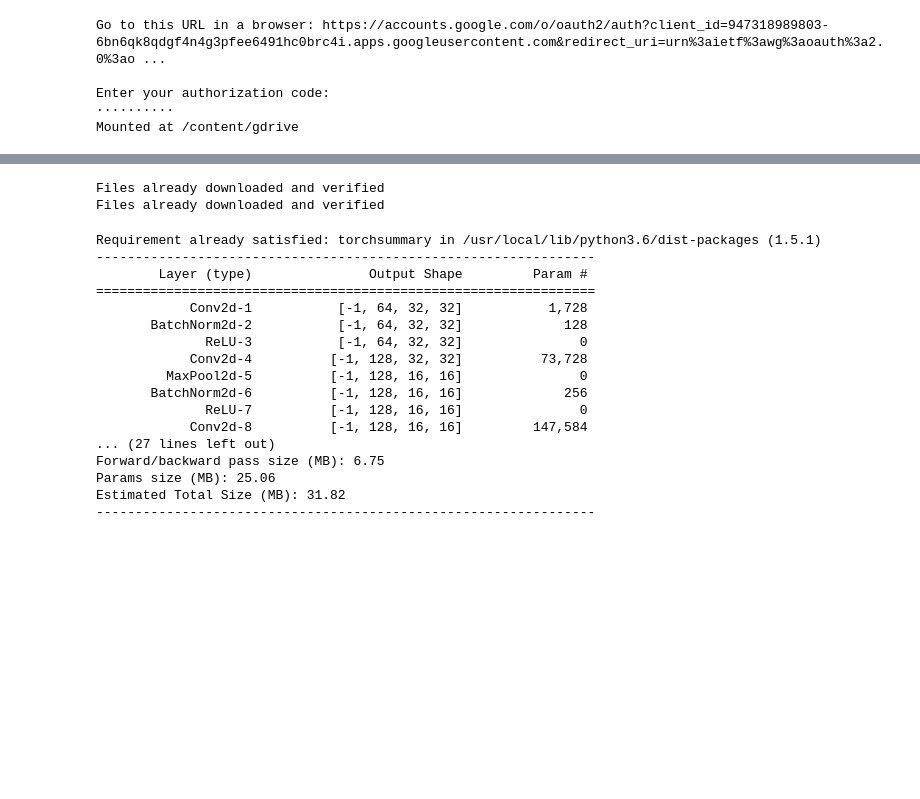
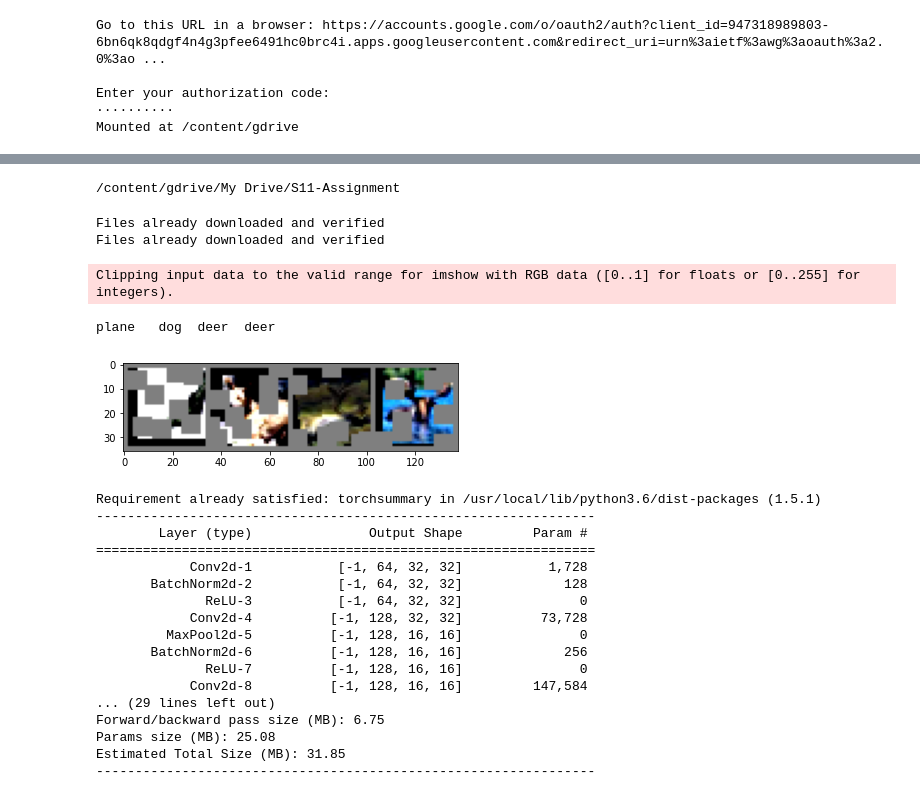
Before and after one commit to gmrammohan15/EVA4, a Jupyter notebook: S11.ipynb, the cells around one changed output, grey strips where cells are left out. Cells and saved outputs as stored; diff of their text form; code cells hidden in the pictures; blank space fills up the shorter version.

```diff
--- a/S11.ipynb
+++ b/S11.ipynb
@@ -48,8 +48,12 @@ Requirement already satisfied: pillow>=4.3.0 in /usr/local/lib/python3.6/dist-pa
     Uninstalling imgaug-0.2.9:
       Successfully uninstalled imgaug-0.2.9
 Successfully installed imgaug-0.2.6
+# %%
+cd /content/gdrive/My Drive/S11-Assignment/
+# %% [output]
+/content/gdrive/My Drive/S11-Assignment
 # %%
-from Transforms_Albumentations import transform
+from Data_Transforms import transform
 
 import importlib
 importlib.reload(transform)
@@ -57,11 +61,11 @@ importlib.reload(transform)
 #from transform  import Data
 data = transform.Data()
 
-trainset = data.getTrainDataSet(train=True)
-testset =  data.getTrainDataSet(train=False)
-trainloader = data.getDataLoader(trainset, 128)
+trainset = data.getTrainDataSetTorchTransforms(train=True)
+testset =  data.getTestDataSetTorchTransforms(train=False)
+trainloader = data.getDataLoader(trainset, 512)
 show_trainloader = data.getDataLoader(trainset, 4)
-testloader = data.getDataLoader(testset, 128)
+testloader = data.getDataLoader(testset, 512)
 show_testloader = data.getDataLoader(testset, 4)
 
 classes = ('plane', 'car', 'bird', 'cat',
@@ -202,13 +76,31 @@ class CustomResNet(nn.Module):
+# %%
+import torch
+import torchvision
+import torchvision.transforms as transforms
+import utils
+
+# get some random training images
+dataiter = iter(trainloader)
+images, labels = dataiter.next()
+# show images
+utils.imshow(torchvision.utils.make_grid(images[:4]))
+# print labels
+print(' '.join('%5s' % classes[labels[j]] for j in range(4)))
+# %% [output]
+Clipping input data to the valid range for imshow with RGB data ([0..1] for floats or [0..255] for integers).
+plane   dog  deer  deer
+[figure, added]
 # %%
 
 import torch
+from Models import customresnet
 !pip install torchsummary
 from torchsummary import summary
 
-model = CustomResNet()
+model = customresnet.CustomResNet()
 use_cuda = torch.cuda.is_available()
-device = torch.device("cuda" if use_cuda else "cpu")
-model = CustomResNet().to(device)
+model.device = torch.device("cuda" if use_cuda else "cpu")
+model = model.to(model.device)
 summary(model, input_size=(3, 32, 32))
 # %% [output]
 Requirement already satisfied: torchsummary in /usr/local/lib/python3.6/dist-packages (1.5.1)
@@ -223,8 +115,8 @@ Requirement already satisfied: torchsummary in /usr/local/lib/python3.6/dist-pac
        BatchNorm2d-6          [-1, 128, 16, 16]             256
               ReLU-7          [-1, 128, 16, 16]               0
             Conv2d-8          [-1, 128, 16, 16]         147,584
-... (27 lines left out)
+... (29 lines left out)
 Forward/backward pass size (MB): 6.75
-Params size (MB): 25.06
-Estimated Total Size (MB): 31.82
+Params size (MB): 25.08
+Estimated Total Size (MB): 31.85
 ----------------------------------------------------------------
```
Also changed, not shown: parts of 11 cells of this notebook.
